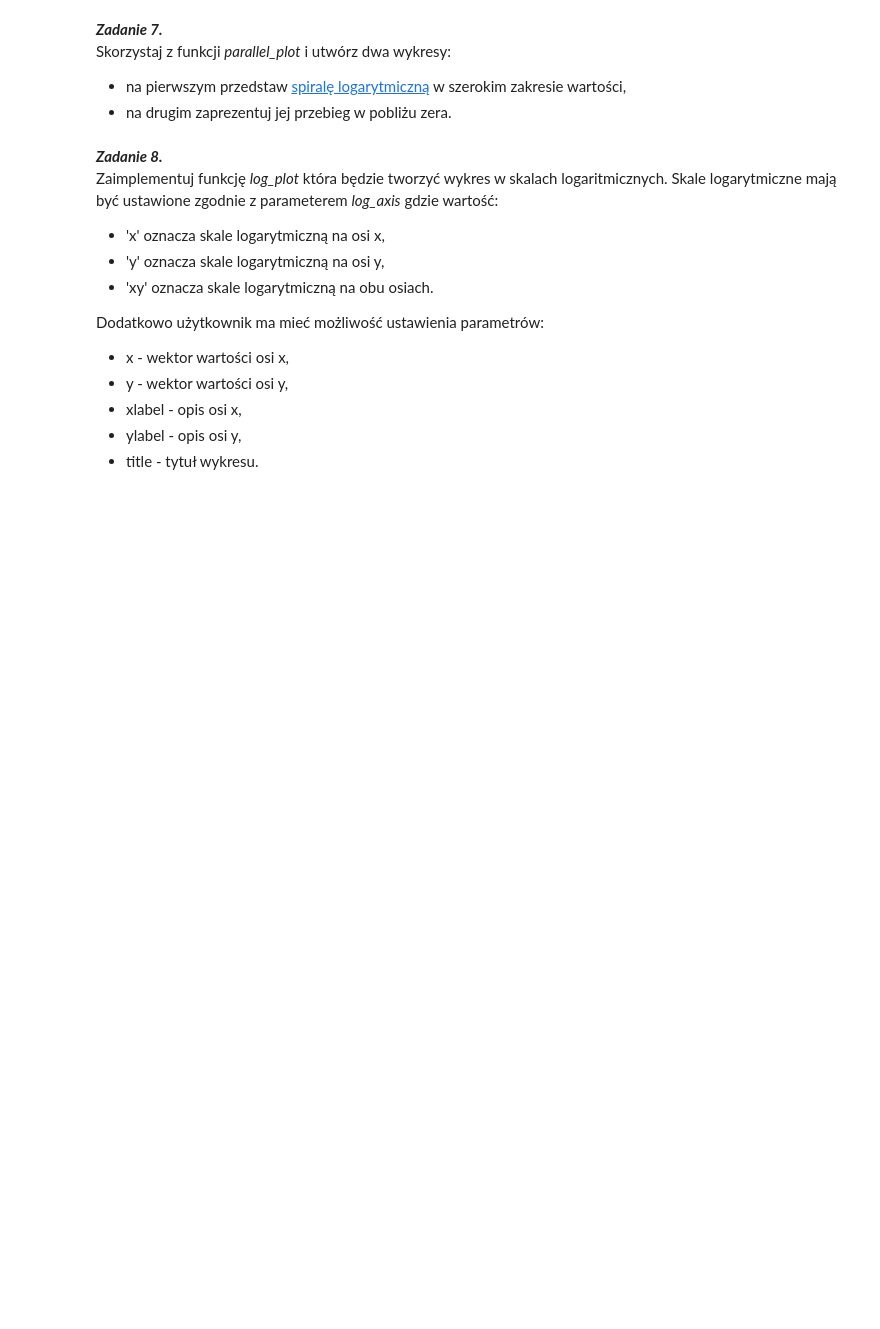
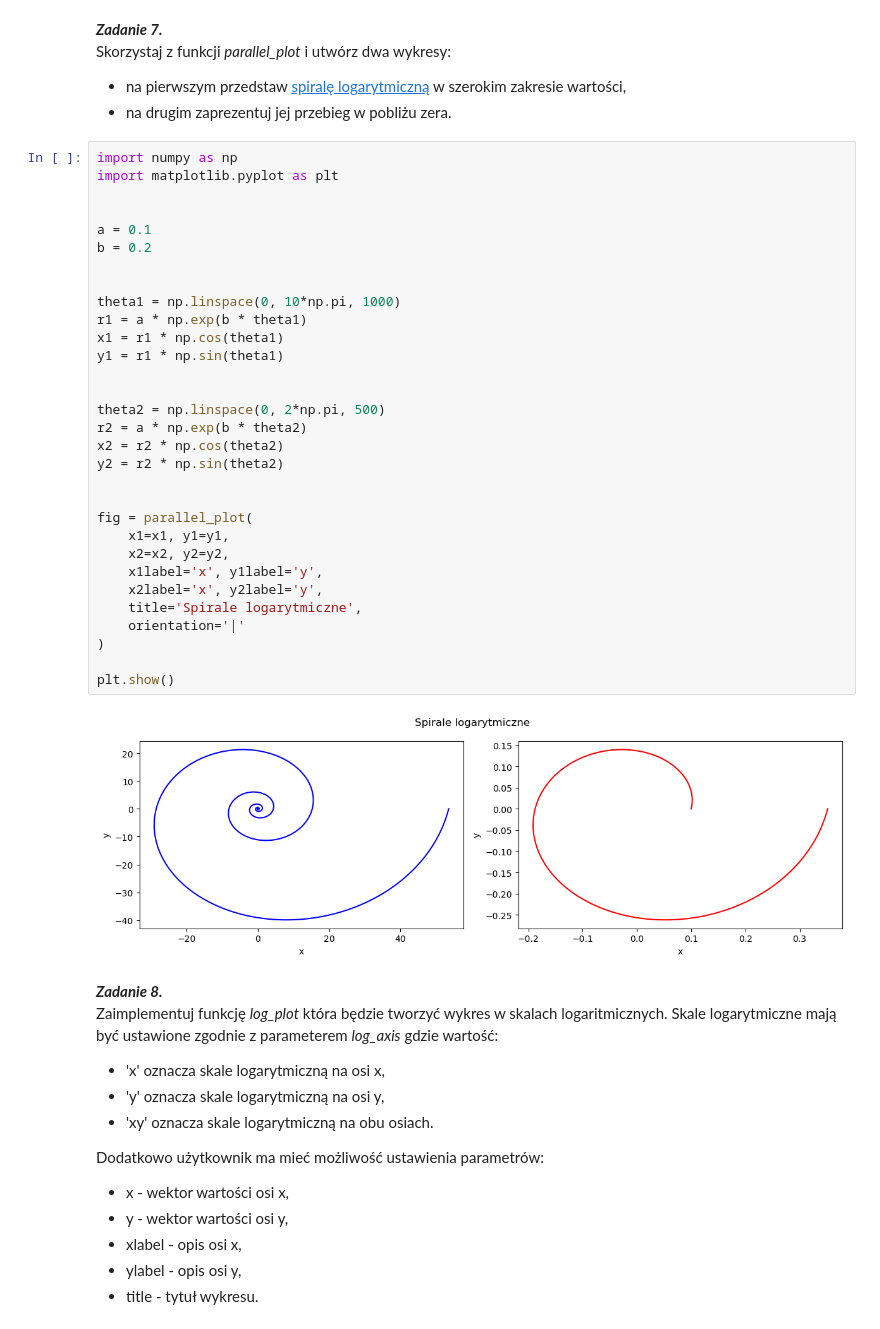
Before and after one commit to maciejonpg/MN-lab2, a Jupyter notebook: sprawozdanie.ipynb, the cells around one changed output. Cells and saved outputs as stored; diff of their text form; blank space fills up the shorter version.

```diff
--- a/sprawozdanie.ipynb
+++ b/sprawozdanie.ipynb
@@ -165,6 +276,39 @@ Jeżeli nie da się wyrysować danych należy zwrócić wartość None.
 Skorzystaj z funkcji *parallel_plot* i utwórz dwa wykresy:
 - na pierwszym przedstaw [spiralę logarytmiczną](https://pl.wikipedia.org/wiki/Spirala_logarytmiczna) w szerokim zakresie wartości,
 - na drugim zaprezentuj jej przebieg w pobliżu zera.
+# %%
+import numpy as np
+import matplotlib.pyplot as plt
+
+
+a = 0.1
+b = 0.2
+
+
+theta1 = np.linspace(0, 10*np.pi, 1000)
+r1 = a * np.exp(b * theta1)
+x1 = r1 * np.cos(theta1)
+y1 = r1 * np.sin(theta1)
+
+
+theta2 = np.linspace(0, 2*np.pi, 500)
+r2 = a * np.exp(b * theta2)
+x2 = r2 * np.cos(theta2)
+y2 = r2 * np.sin(theta2)
+
+
+fig = parallel_plot(
+    x1=x1, y1=y1,
+    x2=x2, y2=y2,
+    x1label='x', y1label='y',
+    x2label='x', y2label='y',
+    title='Spirale logarytmiczne',
+    orientation='|'
+)
+
+plt.show()
+# %% [output]
+[figure, added]
 # %% [markdown]
 ***Zadanie 8.***
 Zaimplementuj funkcję *log\_plot* która będzie tworzyć wykres w skalach logaritmicznych. Skale logarytmiczne mają być ustawione zgodnie z parameterem *log\_axis* gdzie wartość:
```
Also changed, not shown: parts of 6 cells of this notebook.
